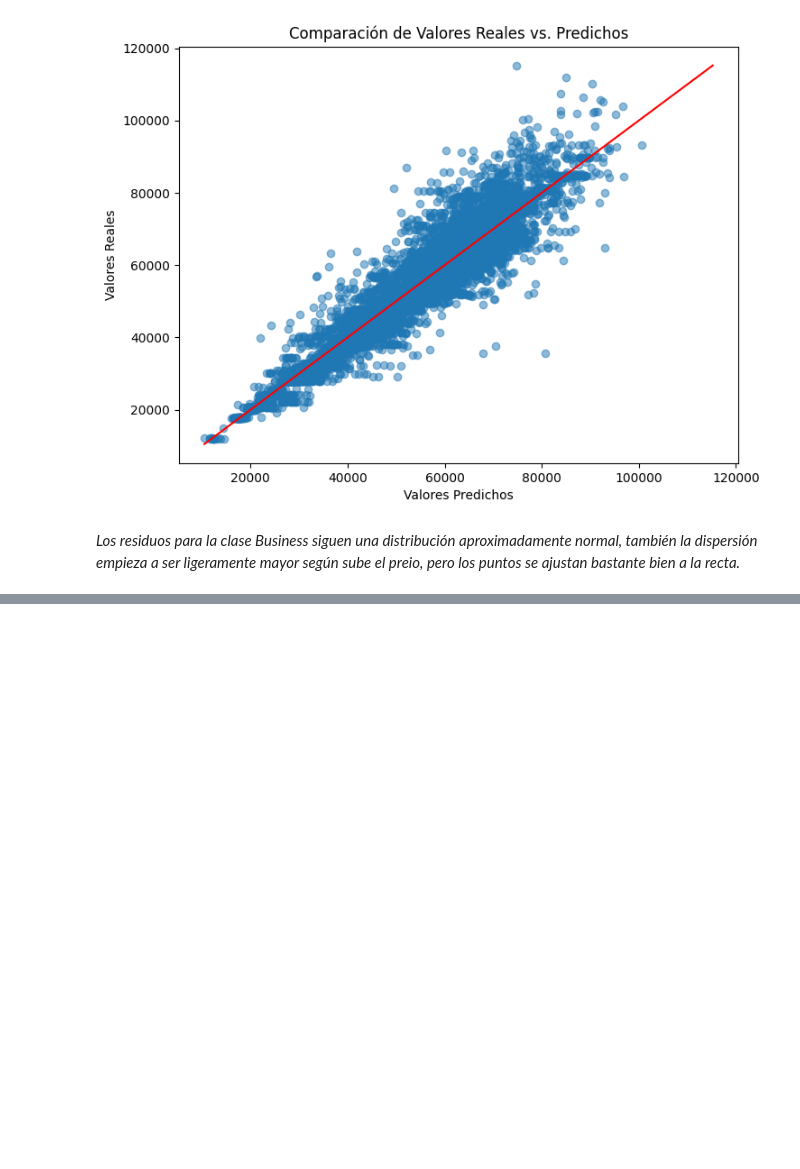
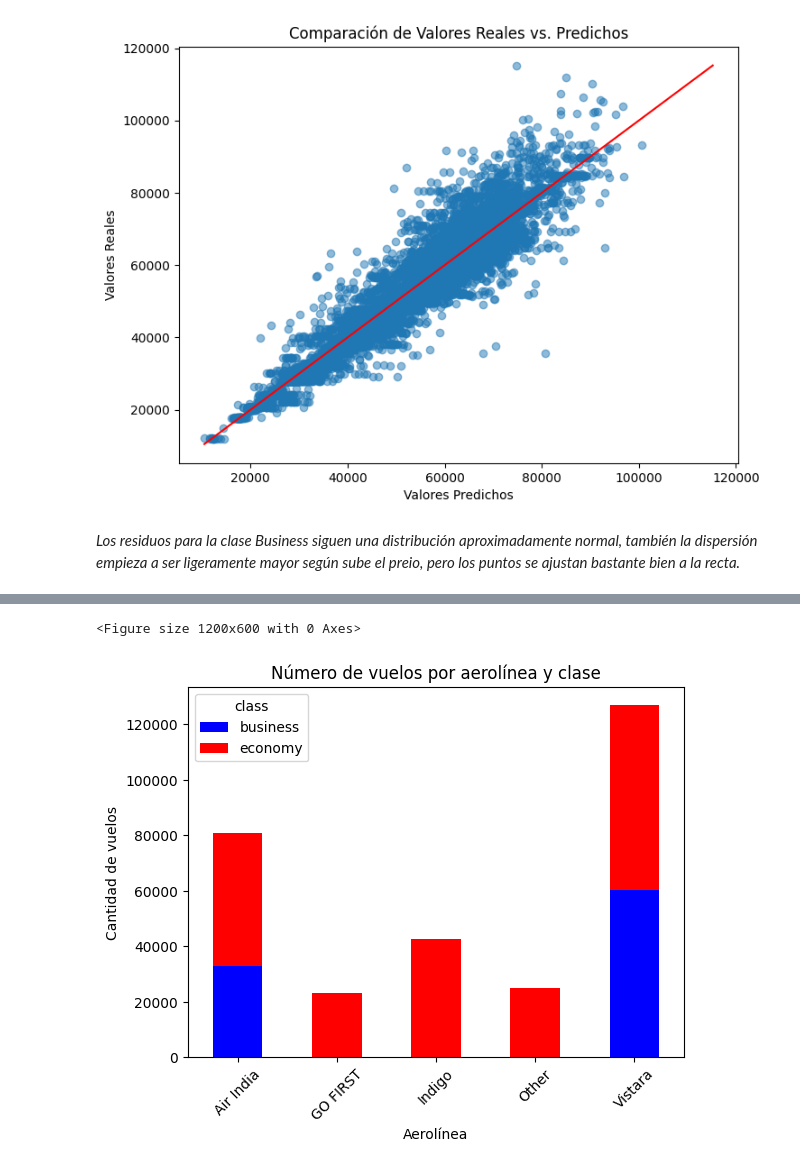
Before and after one commit to Cesar-CSP/ML_Prediccion_Precios_Vuelos, a Jupyter notebook: main_Prediccion_Precios_Vuelos_India.ipynb, the cells around one changed output, grey strips where cells are left out. Saved outputs shown, nothing was run; the diff lists cells and outputs as text; code cells hidden in the pictures; blank space fills up the shorter version.

```diff
--- a/main_Prediccion_Precios_Vuelos_India.ipynb
+++ b/main_Prediccion_Precios_Vuelos_India.ipynb
@@ -1558,0 +1697,12 @@ plot_predictions_vs_actual(y_real_bus, y_pred_bus)
+# %%
+tabla_plot = pd.crosstab(df_all_clean["airline"], df_all_clean["class"])
+plt.figure(figsize=(12,6))
+tabla_plot.plot(kind='bar', stacked=True, color=["blue", "red"])
+plt.title("Número de vuelos por aerolínea y clase")
+plt.xlabel("Aerolínea")
+plt.ylabel("Cantidad de vuelos")
+plt.xticks(rotation=45)
+plt.show()
+# %% [output]
+<Figure size 1200x600 with 0 Axes>
+[figure, added]
```
Also changed, not shown: parts of 93 cells of this notebook.
